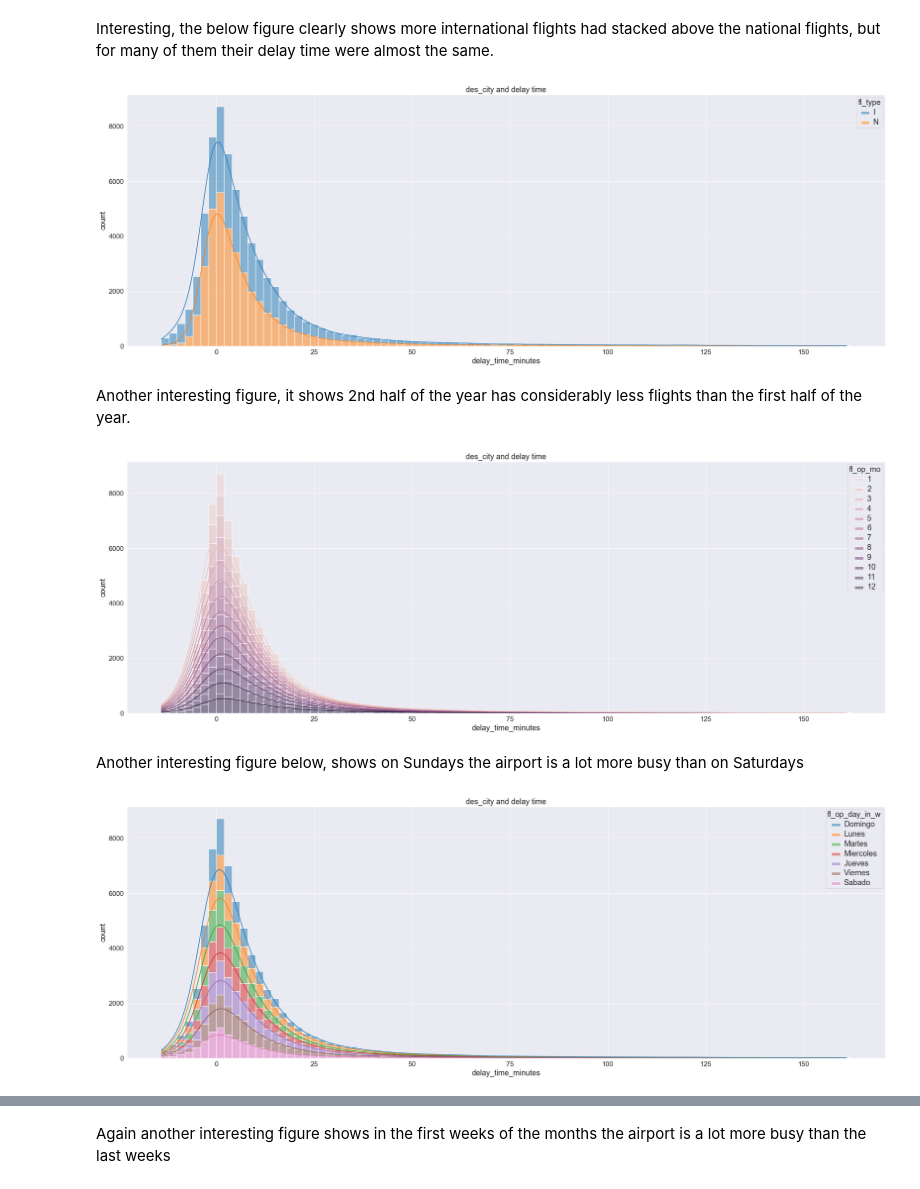
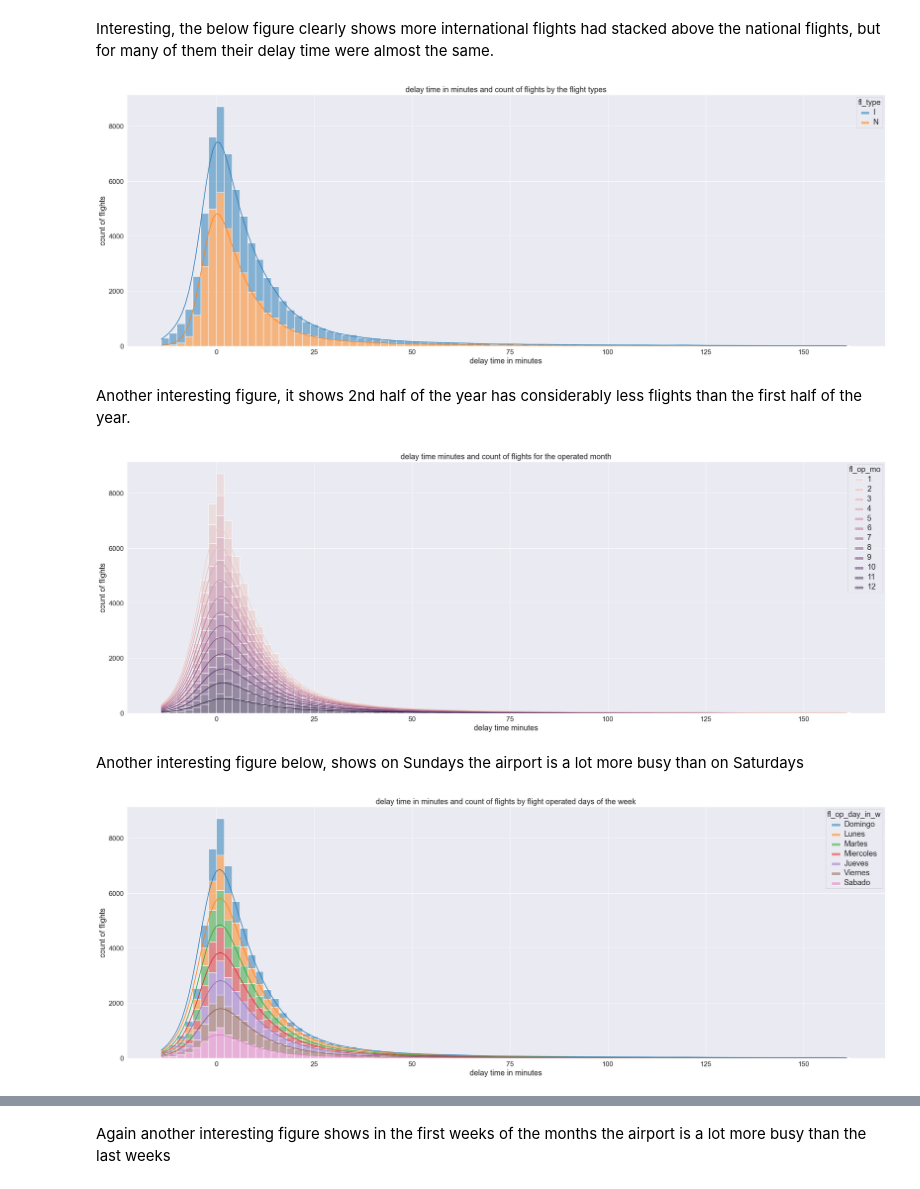
Before and after one commit to farhad-sadeghlo/LATAM_Airlines, a Jupyter notebook: solution.ipynb, the cells around one changed output, grey strips where cells are left out. Drawn from its saved outputs; the diff is of its cells as text; code cells hidden in the pictures.

```diff
--- a/solution.ipynb
+++ b/solution.ipynb
@@ -228,46 +228,46 @@ Interesting, the below figure clearly shows more international flights had stack
 # %%
 plt.figure(figsize=(30,10))
 ax = sns.histplot(df, x='delay_time_m', hue='fl_type', multiple='stack', binwidth=2, kde=True)
-plt.title('des_city and delay time', fontsize=17)
-plt.xlabel('delay_time_minutes', fontsize=17)
+plt.title('delay time in minutes and count of flights by the flight types', fontsize=17)
+plt.xlabel('delay time in minutes', fontsize=17)
 plt.xticks(fontsize=15)
-plt.ylabel('count', fontsize=17)
+plt.ylabel('count of flights', fontsize=17)
 plt.yticks(fontsize=15)
 plt.setp(ax.get_legend().get_title(), fontsize=17)
 plt.setp(ax.get_legend().get_texts(), fontsize=17)
 plt.show()
 # %% [output]
-[figure, old version]
+[figure, new version]
 # %% [markdown]
 Another interesting figure, it shows 2nd half of the year has considerably less flights than the first half of the year.
 # %%
 plt.figure(figsize=(30,10))
 ax = sns.histplot(df, x='delay_time_m', hue='fl_op_mo', multiple='stack', binwidth=2, kde=True)
-plt.title('des_city and delay time', fontsize=17)
-plt.xlabel('delay_time_minutes', fontsize=17)
+plt.title('delay time minutes and count of flights for the operated month', fontsize=17)
+plt.xlabel('delay time minutes', fontsize=17)
 plt.xticks(fontsize=15)
-plt.ylabel('count', fontsize=17)
+plt.ylabel('count of flights', fontsize=17)
 plt.yticks(fontsize=15)
 plt.setp(ax.get_legend().get_title(), fontsize=17)
 plt.setp(ax.get_legend().get_texts(), fontsize=17)
 plt.show()
 # %% [output]
-[figure, old version]
+[figure, new version]
 # %% [markdown]
 Another interesting figure below, shows on Sundays the airport is a lot more busy than on Saturdays
 # %%
 plt.figure(figsize=(30,10))
 ax = sns.histplot(df, x='delay_time_m', hue='fl_op_day_in_w', multiple='stack', binwidth=2, kde=True)
-plt.title('des_city and delay time', fontsize=17)
-plt.xlabel('delay_time_minutes', fontsize=17)
+plt.title('delay time in minutes and count of flights by flight operated days of the week', fontsize=17)
+plt.xlabel('delay time in minutes', fontsize=17)
 plt.xticks(fontsize=15)
-plt.ylabel('count', fontsize=17)
+plt.ylabel('count of flights', fontsize=17)
 plt.yticks(fontsize=15)
 plt.setp(ax.get_legend().get_title(), fontsize=17)
 plt.setp(ax.get_legend().get_texts(), fontsize=17)
 plt.show()
 # %% [output]
-[figure, old version]
+[figure, new version]
 # %%
 plt.figure(figsize=(30,10))
 ax = sns.histplot(df, x='delay_time_m', hue='fl_op_day_in_m', multiple='stack', binwidth=2, kde=True)
```
Also changed, not shown: parts of 13 cells of this notebook.
